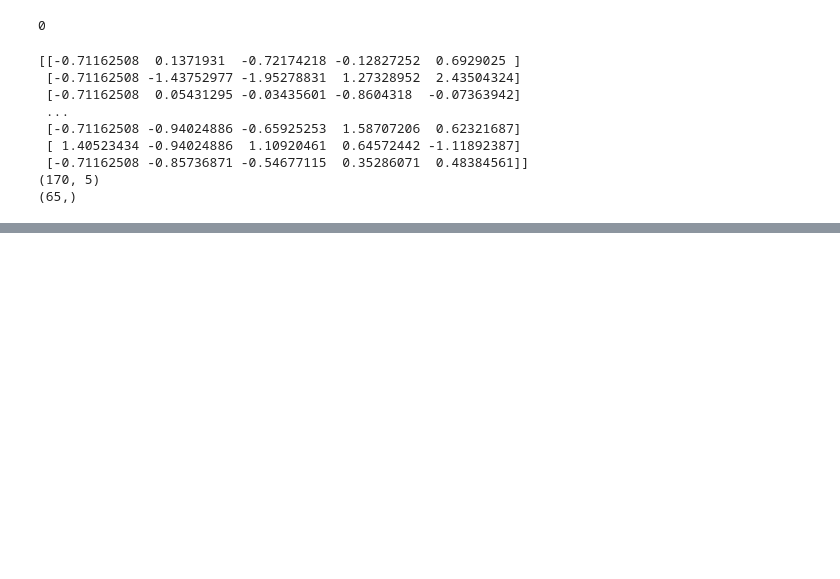
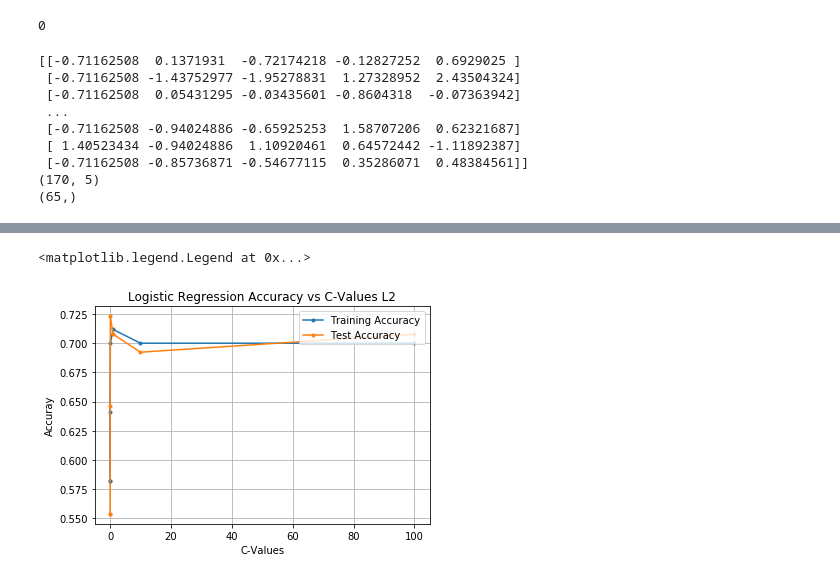
Before and after one commit to MichaelLiKwan/Dementia-ML-Project, a Jupyter notebook: Dementia Project-NM.ipynb, the cells around one changed output, grey strips where cells are left out. Drawn from its saved outputs; the diff is of its cells as text; code cells hidden in the pictures; blank space fills up the shorter version.

```diff
--- a/Dementia Project-NM.ipynb
+++ b/Dementia Project-NM.ipynb
@@ -214,0 +281,7 @@ from sklearn import svm
+# %%
+acc_train_logreg_ridge = []
+acc_test_logreg_ridge = []
+c_logreg_ridge = []
+
+for c in cVals:
+    logreg_model_ridge(c, x_train, y_train, x_test, y_test)
@@ -214,0 +303,13 @@ from sklearn import svm
+# %%
+plt.plot(c_logreg_ridge, acc_train_logreg_ridge, '.-')
+plt.plot(c_logreg_ridge, acc_test_logreg_ridge, '.-')
+plt.xlabel('C-Values')
+plt.ylabel('Accuray')
+plt.title("Logistic Regression Accuracy vs C-Values L2")
+plt.grid()
+
+# Use the following function to have a legend
+plt.legend(['Training Accuracy', 'Test Accuracy'], loc='upper right')
+# %% [output]
+<matplotlib.legend.Legend at 0x...>
+[figure, added]
```
Also changed, not shown: parts of 29 cells of this notebook.
